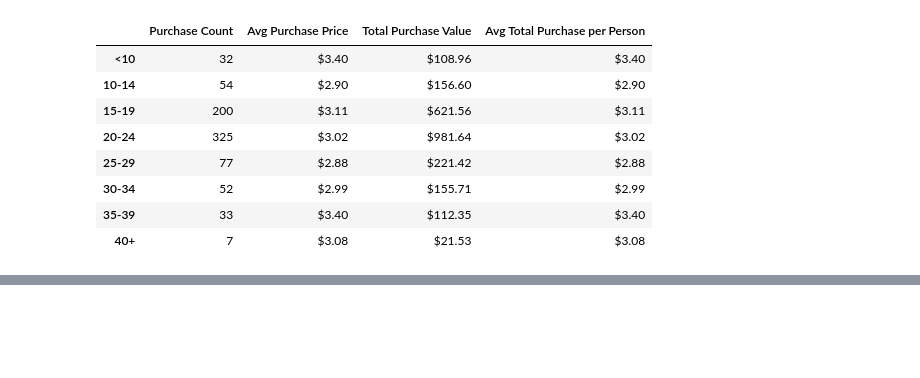
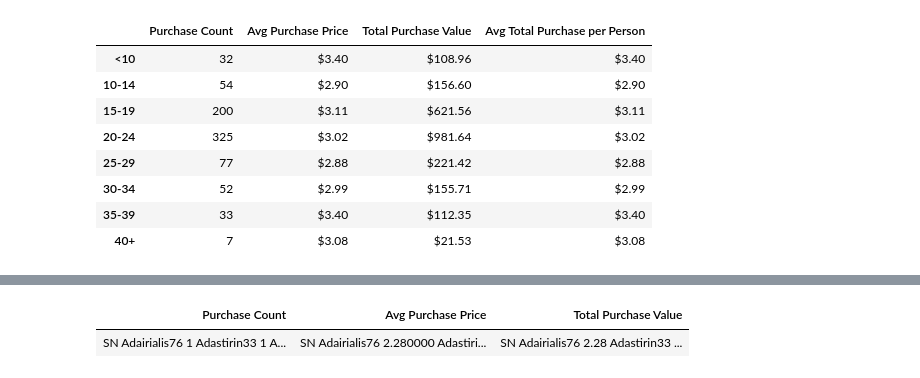
Before and after one commit to cdfencing/Pandas-Challenge, a Jupyter notebook: Heroes of Pymoli/HeroesofPymoli.ipynb, the cells around one changed output, grey strips where cells are left out. Cells and saved outputs as stored; diff of their text form; code cells hidden in the pictures; blank space fills up the shorter version.

```diff
--- a/Heroes of Pymoli/HeroesofPymoli.ipynb
+++ b/Heroes of Pymoli/HeroesofPymoli.ipynb
@@ -364,0 +366,5 @@ a
+# %%
+#groupby and perform calculations
+SN_purchase_count = pymoli_df.groupby(["SN"]).count()["Item ID"].rename("Purchase Count")
+SN_avg_price = pymoli_df.groupby(["SN"]).mean()["Price"].rename("Average Purchase Price")
+SN_total_purchase = pymoli_df.groupby(["SN"]).sum()["Price"].rename("Total Purchase Value")
@@ -364,0 +379,9 @@ a
+# %%
+#create data frame for top spenders by screen name
+SN_purchase_summary = pd.DataFrame({"Purchase Count": [SN_purchase_count], "Avg Purchase Price": [SN_avg_price],
+                                     "Total Purchase Value": [SN_total_purchase]})
+
+SN_purchase_summary.style.hide_index()
+# %% [output]
+| Purchase Count | Avg Purchase Price | Total Purchase Value |
+| SN Adairialis76 1 Adastirin33 1 A... | SN Adairialis76 2.280000 Adastiri... | SN Adairialis76 2.28 Adastirin33 ... |
```
Also changed, not shown: parts of 3 cells of this notebook.
